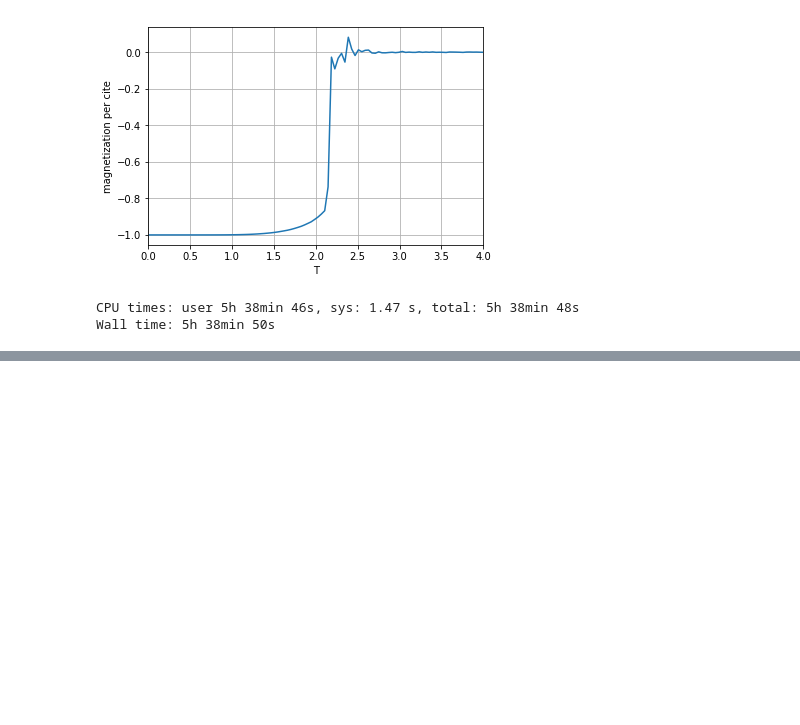
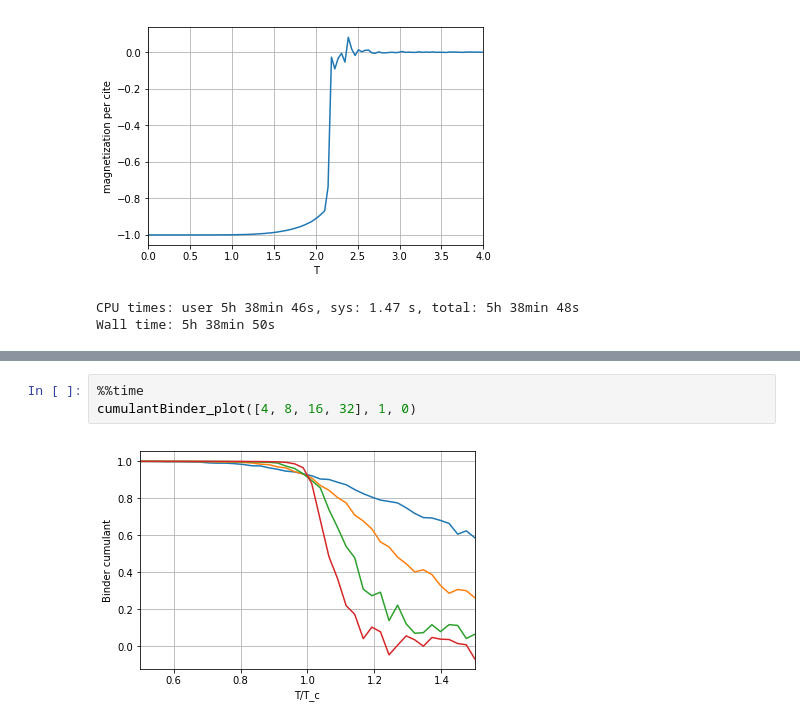
Before and after one commit to kumasaburou/num2019, a Jupyter notebook: src/Ising_MC/Ising2d_MC.ipynb, the cells around one changed output, grey strips where cells are left out. Saved outputs shown, nothing was run; the diff lists cells and outputs as text; blank space fills up the shorter version.

```diff
--- a/src/Ising_MC/Ising2d_MC.ipynb
+++ b/src/Ising_MC/Ising2d_MC.ipynb
@@ -561,0 +655,5 @@ Wall time: 3min 36s
+# %%
+%%time
+cumulantBinder_plot([4, 8, 16, 32], 1, 0)
+# %% [output]
+[figure, added]
```
Also changed, not shown: parts of 12 cells of this notebook.
